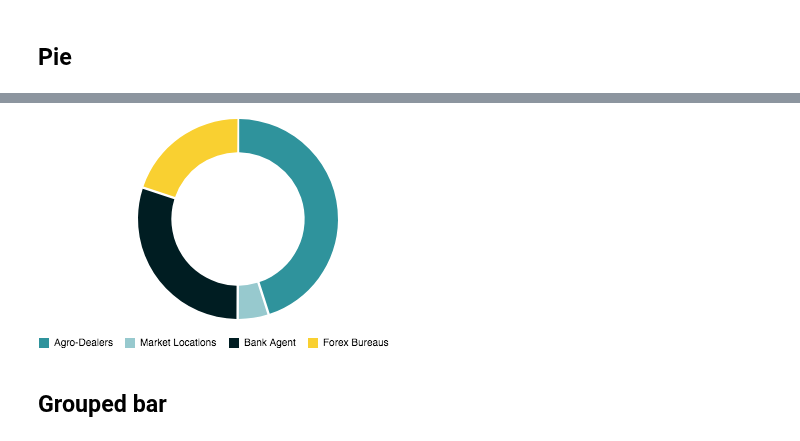
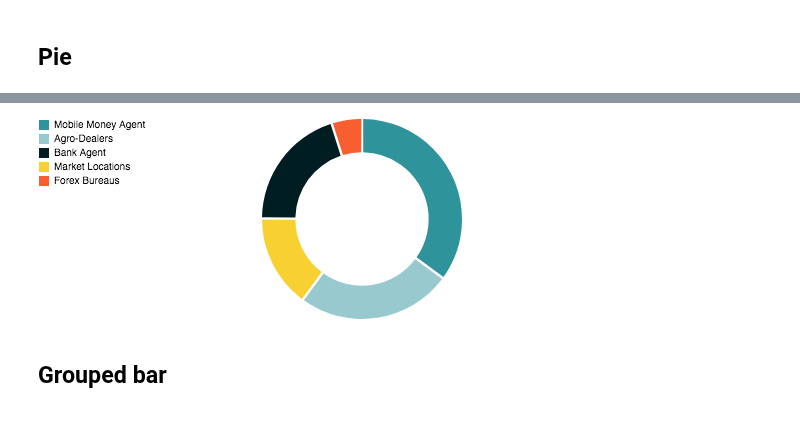
Before and after one commit to Vizzuality/notebooks, a Jupyter notebook: i2i/i2i_Widgets.ipynb, the cells around one changed output, grey strips where cells are left out. Drawn from its saved outputs; the diff is of its cells as text; code cells hidden in the pictures.

```diff
--- a/i2i/i2i_Widgets.ipynb
+++ b/i2i/i2i_Widgets.ipynb
@@ -21,21 +21,31 @@ Config="""
 specV3=json.loads("""
 {
   "$schema": "https://vega.github.io/schema/vega/v4.json",
-  "width": 500,
-  "height": 500,
+  "width": 400,
+  "height": 200,
+
+  "config": {
+    "range": {
+      "category": ["#2f939c","#97c9ce","#001d22","#f9d031","#f95e31", "#FCAE98", "#633AE8", "#E4D081", "#00D9C6", "#B9A86C", "#7B0051", "#B685C9", "#076270", "#CCC"]
+      }
+  },
+
   "data": [
     {
       "name": "table",
       "values":[
-        {"label":"Agro-Dealers", "value":45},
-        {"label":"Market Locations", "value":5},
-        {"label":"Bank Agent", "value":30},
-        {"label":"Forex Bureaus", "value":20}
+        {"label":"Mobile Money Agent", "value":35},
+        {"label":"Agro-Dealers", "value":25},
+        {"label":"Market Locations", "value":15},
+        {"label":"Bank Agent", "value":20},
+        {"label":"Forex Bureaus", "value":5}
       ],
       "transform": [
         {
           "type": "window",
-          "ops": ["row_number"], "as": ["rank"]
+          "sort": {"field": "value", "order":"descending"},
+          "ops": ["row_number"],
+          "as": ["rank"]
         },
         {
           "type": "formula",
@@ -54,6 +64,11 @@ specV3=json.loads("""
           "field": "value",
           "startAngle":  0,
           "endAngle":  6.29
+        },
+        {
+          "type": "collect",
+          "sort": {"field": "value",
+          "order":"descending"}
         }
       ]
     }
@@ -69,8 +84,8 @@ specV3=json.loads("""
   "legends": [
       {
     "fill": "c",
-    "orient":"bottom",
-    "direction":"horizontal",
+    "orient":"left",
+    "direction":"vertical",
     "symbolType":"square"
     }
   ],
@@ -93,41 +108,41 @@ specV3=json.loads("""
           "outerRadius": { "signal": "width > height ? height / 2 : width / 2" }
         },
         "hover":{
-          "opacity":{"value":0.8}
+          "opacity":{"value":0.75}
         }
       }
     }
   ],
   "interaction_config": [
     {
       "name": "tooltip",
       "config": {
         "fields": [
           {
             "column": "value",
             "property": "value",
             "type": "number",
             "format": ".2s"
           },
           {
             "column": "category",
             "property": "category",
             "type": "string"
           }
         ]
       }
     }
   ]
 }
 """)
 vega4view=dict(specV3)
-vega4view['config']=json.loads(Config)
-vega4view['width']=400
-vega4view['height']=200
+#vega4view['config']=json.loads(Config)
+#vega4view['width']=400
+#vega4view['height']=200
 Vega(vega4view)
 # %% [output]
 [interactive output not drawn]
-[figure, old version]
+[figure, new version]
 # %% [markdown]
 ## Grouped bar
 # %%
```
Also changed, not shown: parts of 4 cells of this notebook.
